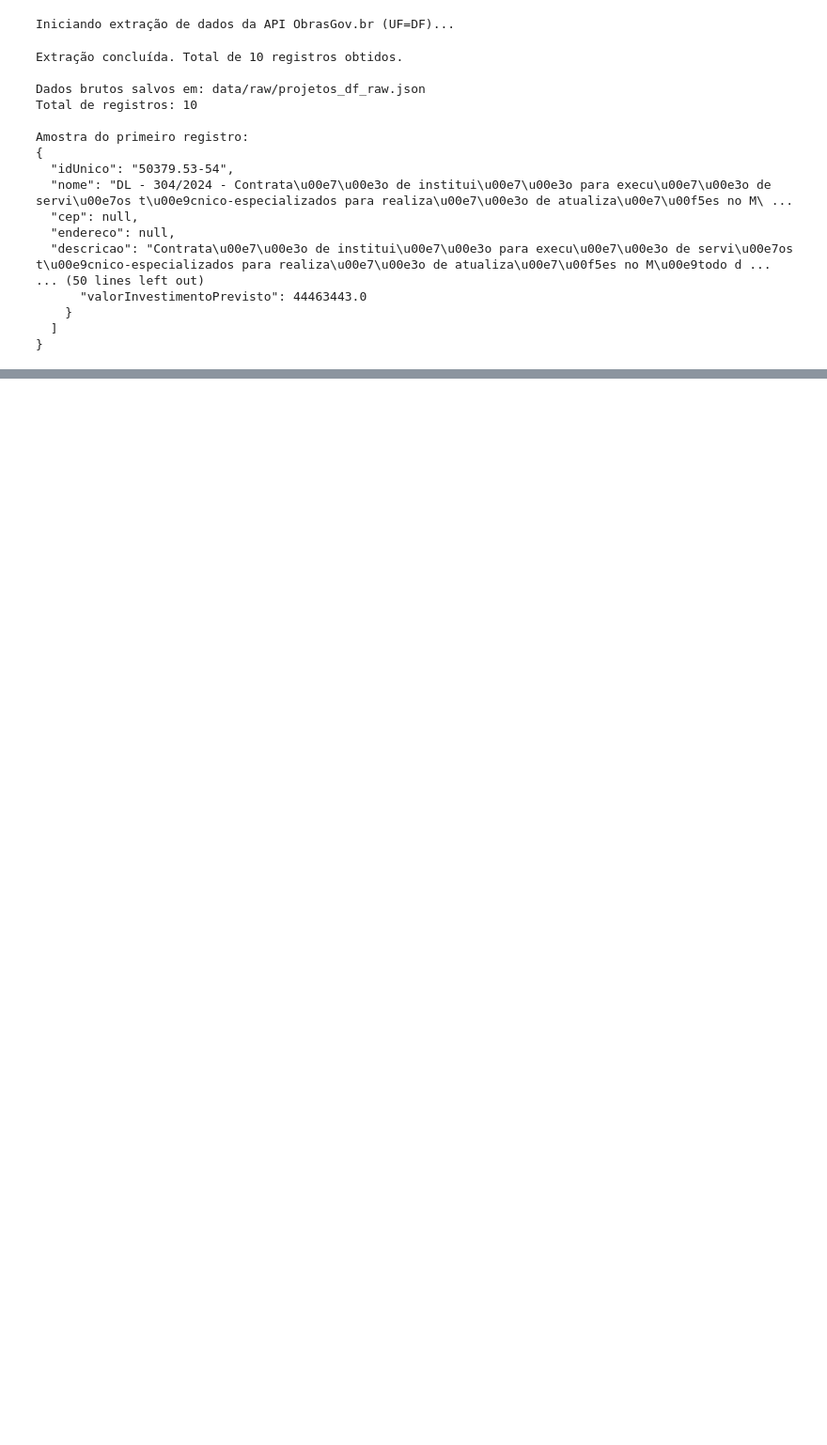
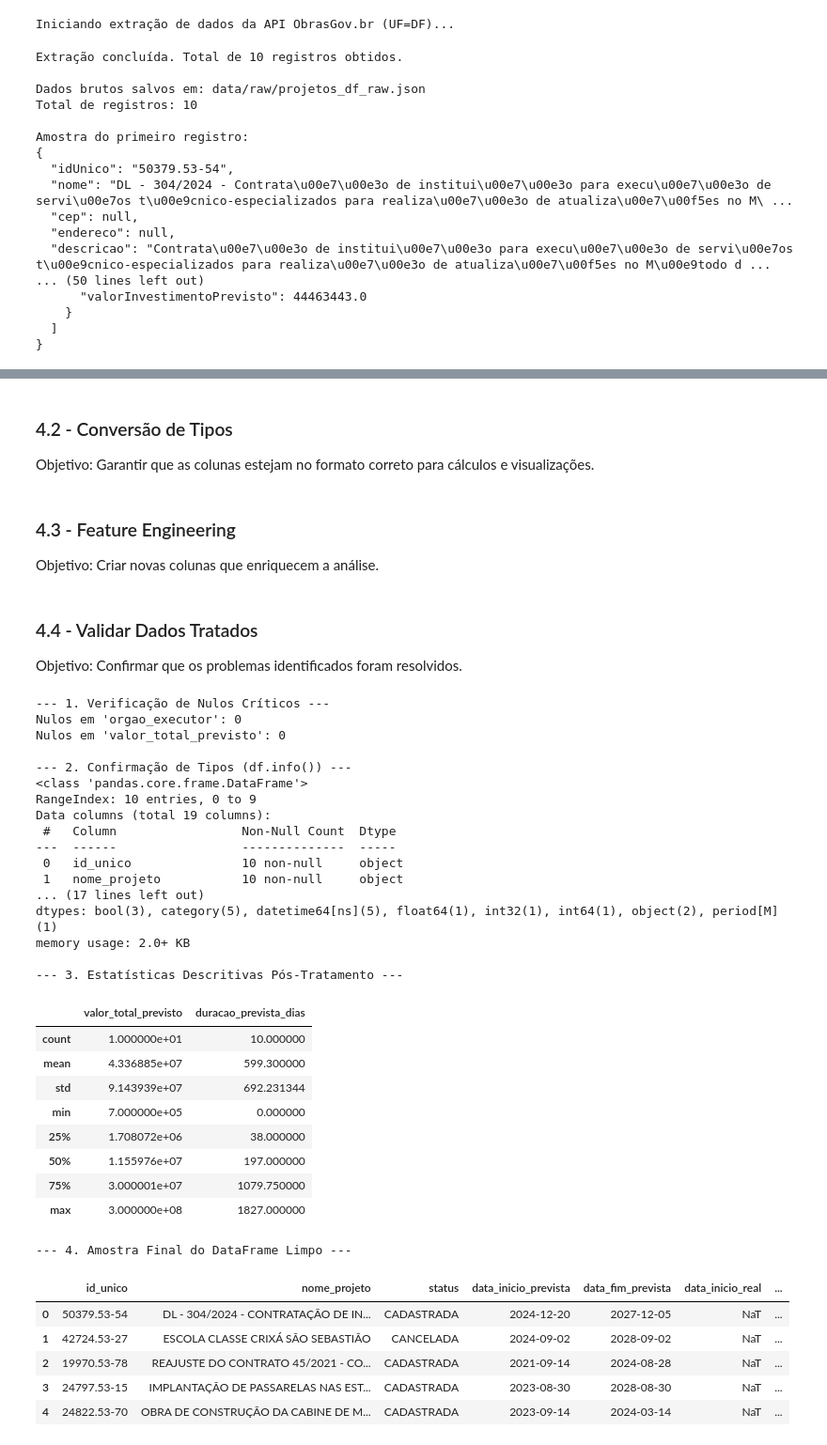
Before and after one commit to alvezclari/analise-investimentos-df, a Jupyter notebook: notebooks/analise_completa.ipynb, the cells around one changed output, grey strips where cells are left out. Shown at 94% size. Saved outputs shown, nothing was run; the diff lists cells and outputs as text; code cells hidden in the pictures; blank space fills up the shorter version.

```diff
--- a/notebooks/analise_completa.ipynb
+++ b/notebooks/analise_completa.ipynb
@@ -151,0 +381,4 @@ Amostra do primeiro registro:
+# %% [markdown]
+### 4.2 - Conversão de Tipos
+
+Objetivo: Garantir que as colunas estejam no formato correto para cálculos e visualizações.
@@ -151,0 +401,76 @@ Amostra do primeiro registro:
+# %% [markdown]
+### 4.3 - Feature Engineering
+
+Objetivo: Criar novas colunas que enriquecem a análise.
+# %%
+# --- Ano/Mês de Início do Projeto (Previsto) ---
+df_clean['ano_inicio_previsto'] = df_clean['data_inicio_prevista'].dt.year
+df_clean['mes_inicio_previsto'] = df_clean['data_inicio_prevista'].dt.to_period('M')
+
+# --- Duração Estimada (em dias) ---
+df_clean['duracao_prevista_dias'] = (df_clean['data_fim_prevista'] - df_clean['data_inicio_prevista']).dt.days
+
+# --- Flags de Status (Binárias) ---
+df_clean['is_concluido'] = df_clean['status'].str.contains('CONCLUIDA|CONCLUÍDA', na=False)
+df_clean['is_cancelado'] = df_clean['status'].str.contains('CANCELADA', na=False)
+df_clean['is_em_execucao'] = df_clean['status'].str.contains('EM EXECUÇÃO', na=False)
+
+# --- Faixas de Valores (Binning) ---
+bins = [0, 100000, 1000000, 10000000, df_clean['valor_total_previsto'].max() + 1]
+labels = ['< 100K', '100K - 1M', '1M - 10M', '> 10M']
+df_clean['faixa_valor'] = pd.cut(df_clean['valor_total_previsto'], bins=bins, labels=labels, right=False)
+# %% [markdown]
+### 4.4 - Validar Dados Tratados
+
+Objetivo: Confirmar que os problemas identificados foram resolvidos.
+# %%
+# 1. Verificar Ausência de Nulos Críticos
+print("--- 1. Verificação de Nulos Críticos ---")
+print("Nulos em 'orgao_executor':", df_clean['orgao_executor'].isnull().sum())
+print("Nulos em 'valor_total_previsto':", df_clean['valor_total_previsto'].isnull().sum())
+
+# 2. Confirmar Tipos Corretos
+print("\n--- 2. Confirmação de Tipos (df.info()) ---")
+df_clean.info()
+
+# 3. Estatísticas Pós-Tratamento
+print("\n--- 3. Estatísticas Descritivas Pós-Tratamento ---")
+display(df_clean[['valor_total_previsto', 'duracao_prevista_dias']].describe())
+
+# 4. Amostra Final
+print("\n--- 4. Amostra Final do DataFrame Limpo ---")
+display(df_clean.head())
+# %% [output]
+--- 1. Verificação de Nulos Críticos ---
+Nulos em 'orgao_executor': 0
+Nulos em 'valor_total_previsto': 0
+
+--- 2. Confirmação de Tipos (df.info()) ---
+<class 'pandas.core.frame.DataFrame'>
+RangeIndex: 10 entries, 0 to 9
+Data columns (total 19 columns):
+ #   Column                 Non-Null Count  Dtype
+---  ------                 --------------  -----
+ 0   id_unico               10 non-null     object
+ 1   nome_projeto           10 non-null     object
+... (17 lines left out)
+dtypes: bool(3), category(5), datetime64[ns](5), float64(1), int32(1), int64(1), object(2), period[M](1)
+memory usage: 2.0+ KB
+
+--- 3. Estatísticas Descritivas Pós-Tratamento ---
+|  | valor_total_previsto | duracao_prevista_dias |
+| count | 1.000000e+01 | 10.000000 |
+| mean | 4.336885e+07 | 599.300000 |
+| std | 9.143939e+07 | 692.231344 |
+| min | 7.000000e+05 | 0.000000 |
+| 25% | 1.708072e+06 | 38.000000 |
+| 50% | 1.155976e+07 | 197.000000 |
+| 75% | 3.000001e+07 | 1079.750000 |
+| max | 3.000000e+08 | 1827.000000 |
+--- 4. Amostra Final do DataFrame Limpo ---
+|  | id_unico | nome_projeto | status | data_inicio_prevista | data_fim_prevista | data_inicio_real | ... |
+| 0 | 50379.53-54 | DL - 304/2024 - CONTRATAÇÃO DE IN... | CADASTRADA | 2024-12-20 | 2027-12-05 | NaT | ... |
+| 1 | 42724.53-27 | ESCOLA CLASSE CRIXÁ SÃO SEBASTIÃO | CANCELADA | 2024-09-02 | 2028-09-02 | NaT | ... |
+| 2 | 19970.53-78 | REAJUSTE DO CONTRATO 45/2021 - CO... | CADASTRADA | 2021-09-14 | 2024-08-28 | NaT | ... |
+| 3 | 24797.53-15 | IMPLANTAÇÃO DE PASSARELAS NAS EST... | CADASTRADA | 2023-08-30 | 2028-08-30 | NaT | ... |
+| 4 | 24822.53-70 | OBRA DE CONSTRUÇÃO DA CABINE DE M... | CADASTRADA | 2023-09-14 | 2024-03-14 | NaT | ... |
```
Also changed, not shown: parts of 18 cells of this notebook.
